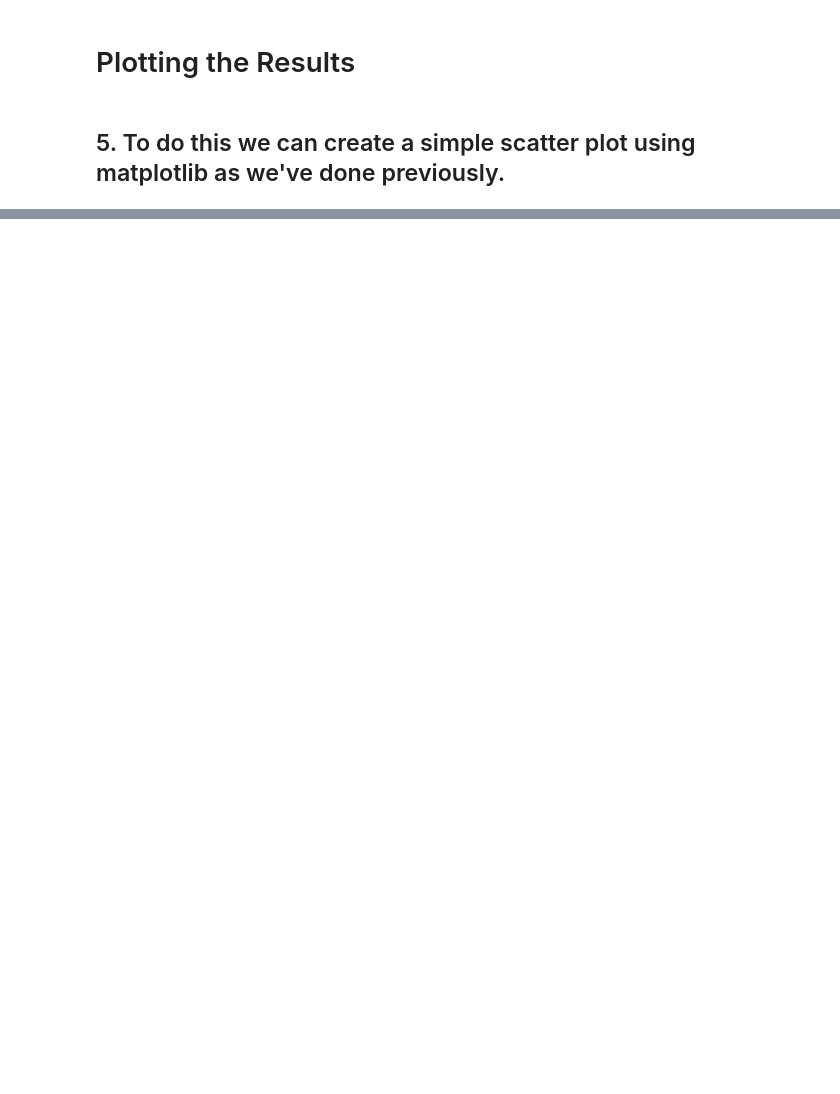
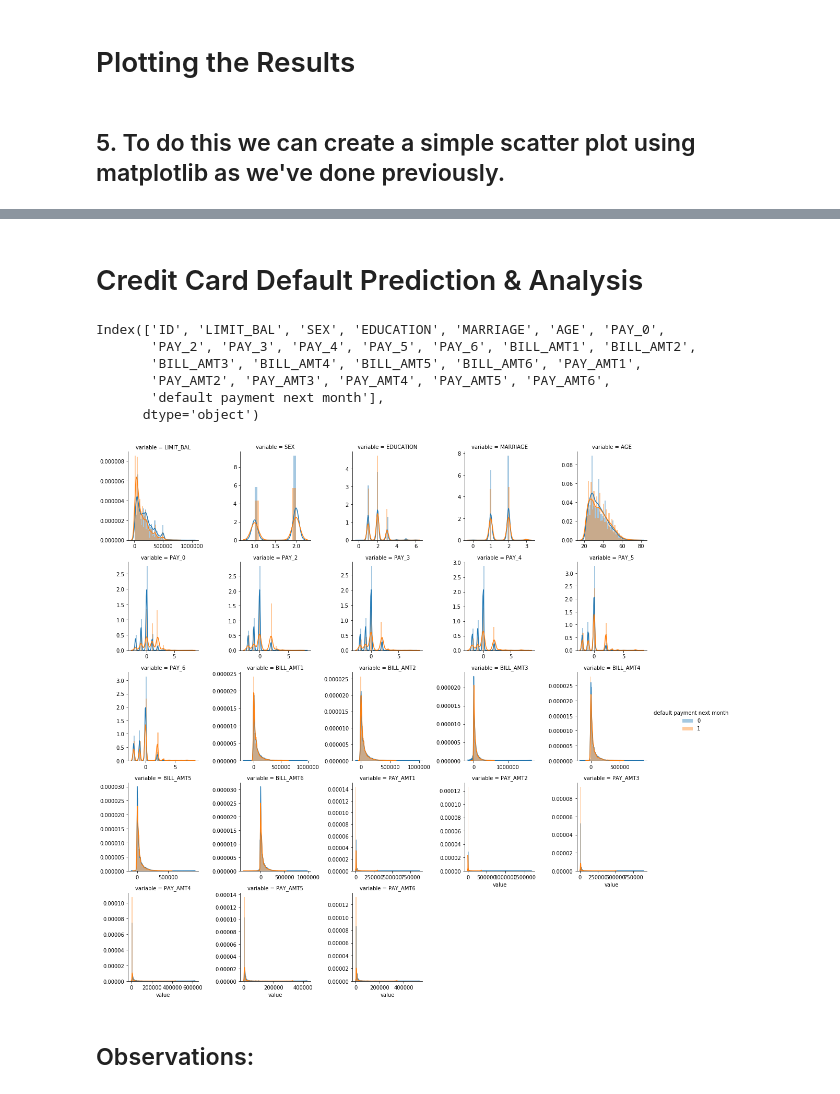
Before and after one commit to galfaro23/repository, a Jupyter notebook: 3. Course5_Task3_CreditOne Regression.ipynb, the cells around one changed output, grey strips where cells are left out. Drawn from its saved outputs; the diff is of its cells as text; code cells hidden in the pictures; blank space fills up the shorter version.

```diff
--- a/3. Course5_Task3_CreditOne Regression.ipynb
+++ b/3. Course5_Task3_CreditOne Regression.ipynb
@@ -509,0 +513,2 @@ plt.show();
+# %% [markdown]
+# Credit Card Default Prediction & Analysis
@@ -509,0 +521,25 @@ plt.show();
+# %%
+rawData.columns
+# %% [output]
+Index(['ID', 'LIMIT_BAL', 'SEX', 'EDUCATION', 'MARRIAGE', 'AGE', 'PAY_0',
+       'PAY_2', 'PAY_3', 'PAY_4', 'PAY_5', 'PAY_6', 'BILL_AMT1', 'BILL_AMT2',
+       'BILL_AMT3', 'BILL_AMT4', 'BILL_AMT5', 'BILL_AMT6', 'PAY_AMT1',
+       'PAY_AMT2', 'PAY_AMT3', 'PAY_AMT4', 'PAY_AMT5', 'PAY_AMT6',
+       'default payment next month'],
+      dtype='object')
+# %%
+output = 'default payment next month'
+# %%
+# Let's do a little EDA
+
+cols = [ f for f in rawData.columns if rawData.dtypes[ f ] != "object"]
+cols.remove( "ID")
+cols.remove( output )
+
+f = pd.melt( rawData, id_vars=output, value_vars=cols)
+g = sns.FacetGrid( f, hue=output, col="variable", col_wrap=5, sharex=False, sharey=False )
+g = g.map( sns.distplot, "value", kde=True).add_legend()
+# %% [output]
+[figure, added]
+# %% [markdown]
+## Observations:
```
Also changed, not shown: parts of 53 cells of this notebook.
